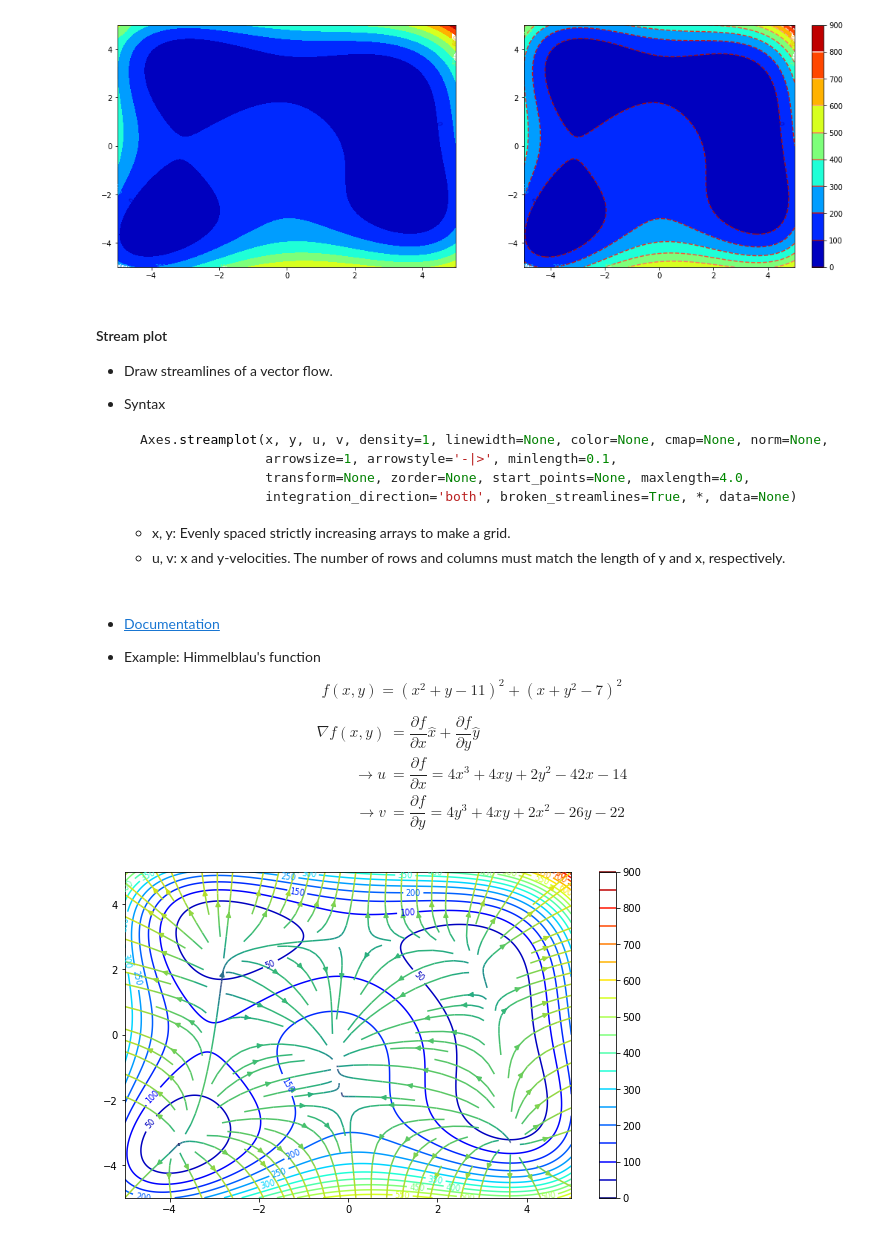
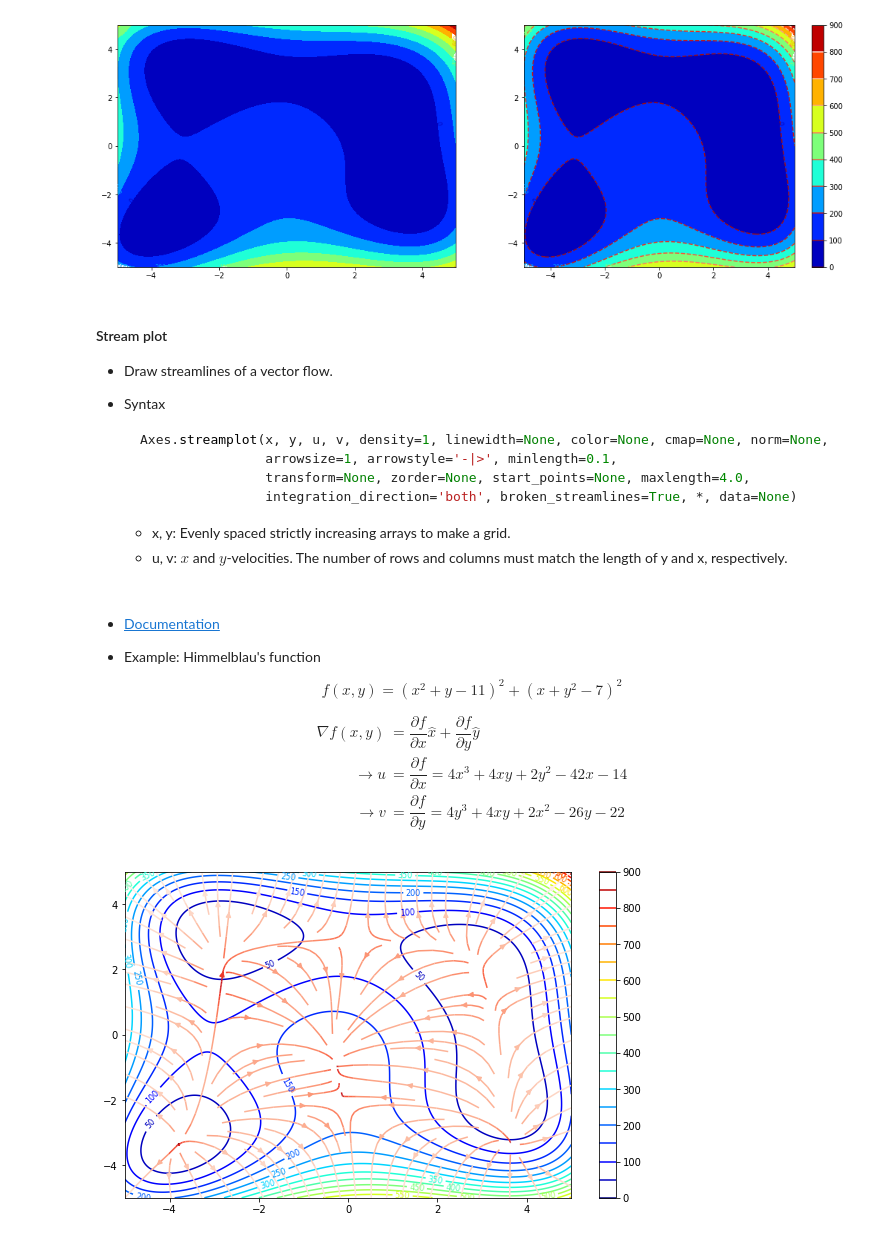
Before and after one commit to bruce88617/nycudopcs, a Jupyter notebook: Lectures/Lecture13/Lecture13.ipynb, the cells around one changed output. Saved outputs shown, nothing was run; the diff lists cells and outputs as text; code cells hidden in the pictures.

````diff
--- a/Lectures/Lecture13/Lecture13.ipynb
+++ b/Lectures/Lecture13/Lecture13.ipynb
@@ -476,7 +476,7 @@ plt.show()
     ```
 
     * x, y: Evenly spaced strictly increasing arrays to make a grid.
-    * u, v: x and y-velocities. The number of rows and columns must match the length of y and x, respectively.
+    * u, v: $x$ and $y$-velocities. The number of rows and columns must match the length of y and x, respectively.
 <br>
 
 - [Documentation](https://matplotlib.org/stable/api/_as_gen/matplotlib.axes.Axes.streamplot.html)
@@ -505,15 +505,15 @@ v = 4*y**3 + 4*x*x + 2*x**2 - 26*y - 22
 # %%
 fig = plt.figure(figsize=(10, 6))
 
 ax1 = fig.add_subplot(111)
 im1 = ax1.contour(f, cmap='jet', levels=20, extent=[-5, 5, -5, 5])
 ax1.clabel(im1, inline=True, fontsize=8)
 
 color = np.log(np.hypot(u, v))
 # im2 = ax1.streamplot(x, y, u, v, color=color, cmap="terrain")
-im2 = ax1.streamplot(x, y, u, v, color=color)
+im2 = ax1.streamplot(x, y, u, v, color=color, cmap="Reds_r")
 
 plt.colorbar(im1, ax=ax1)
 plt.show()
 # %% [output]
-[figure, old version]
+[figure, new version]
````
Also changed, not shown: parts of 2 cells of this notebook, 2 other files.
